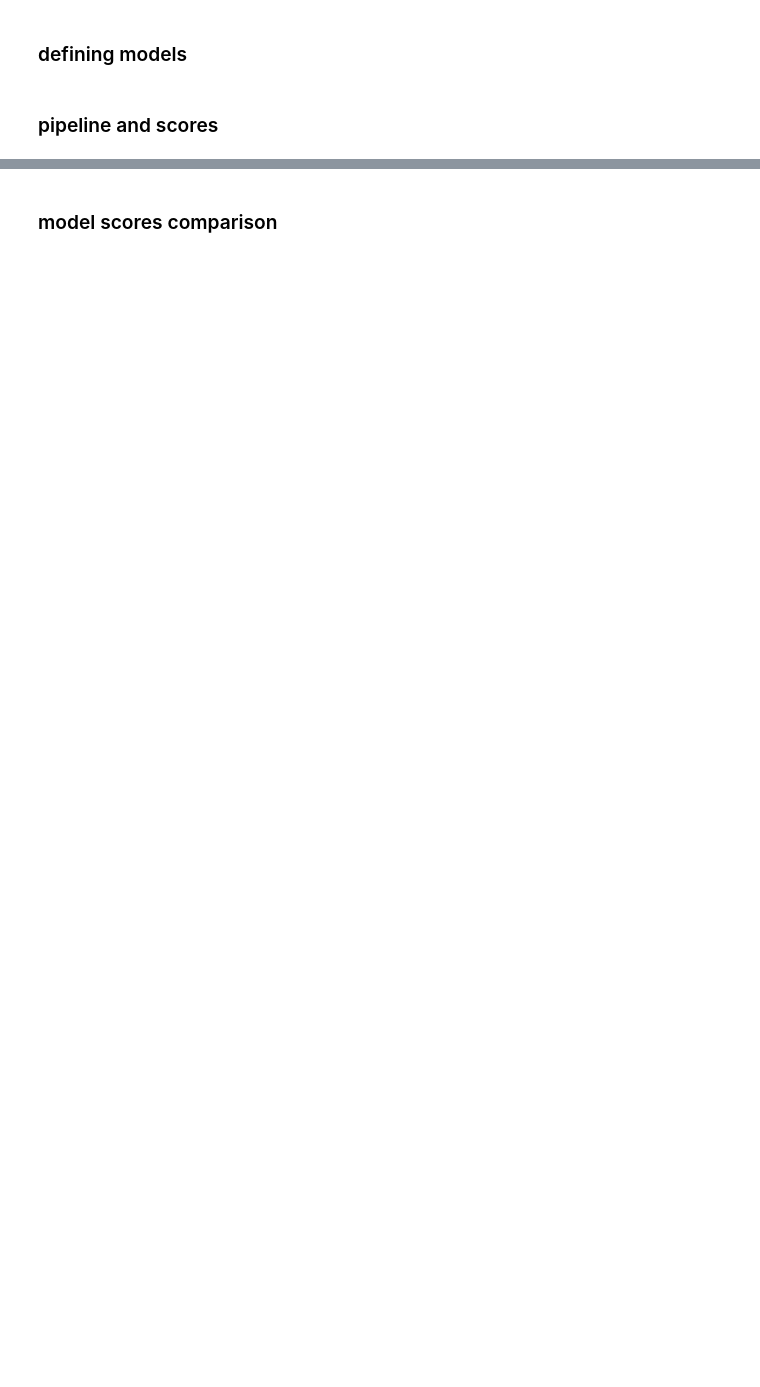
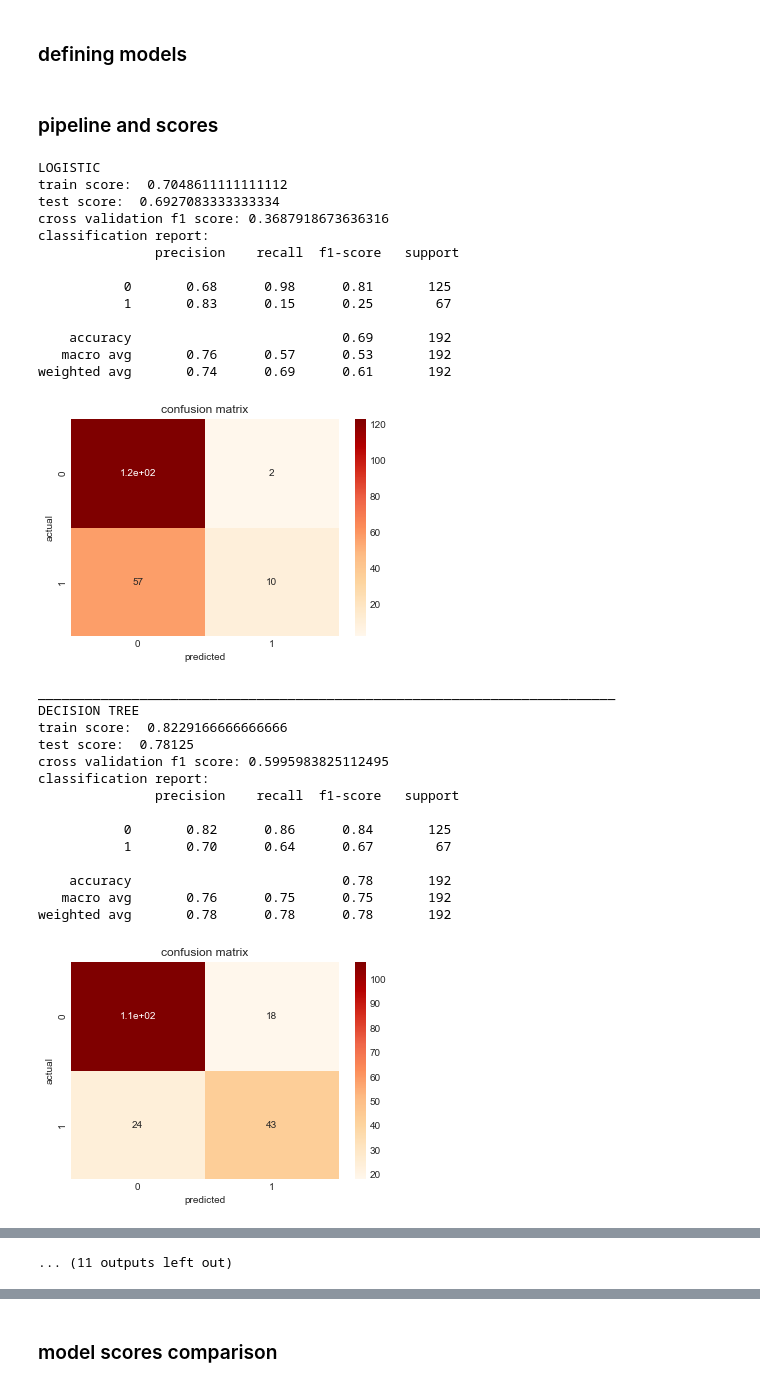
Before and after one commit to afzalmp40/ML-Basic, a Jupyter notebook: Supervised/pima diabetes using pipelines/PIMA diabetes using pipelines.ipynb, the cells around one changed output, grey strips where cells are left out. Drawn from its saved outputs; the diff is of its cells as text; code cells hidden in the pictures; blank space fills up the shorter version.

```diff
--- a/Supervised/pima diabetes using pipelines/PIMA diabetes using pipelines.ipynb
+++ b/Supervised/pima diabetes using pipelines/PIMA diabetes using pipelines.ipynb
@@ -523,7 +511,7 @@ model_gb=GradientBoostingClassifier(max_depth=6, min_samples_split=50)
 
 model_svc=SVC(C=0.1, degree=5 )
 
-model_mnb=MultinomialNB()
+model_gnb=GaussianNB()
 
 model_knc=KNeighborsClassifier(n_neighbors=5, n_jobs=-1, weights='distance')
 
@@ -533,7 +521,7 @@ model_xgb=XGBClassifier(n_estimators=500, learning_rate=0.1, n_jobs=-1)
 
 # dictionary of all models
 models={'logistic':model_lr, 'decision tree':model_dt, 'random forest':model_rf, 'adaboost using dt':model_ada_dt, 'adaboost using rf':model_ada_rf,
-        'gradboost':model_gb, 'SVC':model_svc, 'GaussianNB':model_mnb, 'KNC':model_knc, 'RNC':model_rnc, 'xgboost':model_xgb }
+        'gradboost':model_gb, 'SVC':model_svc, 'GaussianNB':model_gnb, 'KNC':model_knc, 'RNC':model_rnc, 'xgboost':model_xgb }
 # %% [markdown]
 ### pipeline and scores
 # %%
@@ -541,34 +529,64 @@ pipelines=[]
 f1={}
 
 for name,model in models.items():
 
     # making pipeline for each model
-    pipeline = Pipeline(steps=[("preprocessor", preprocessor),
-                               ("classifier", model)
+    pipeline = Pipeline(steps=[( "preprocessor", MinMaxScaler() ),
+                               ( "classifier", model )
                               ]
                        )
 
     # print name of pipeline
     print(name.upper())
 
     # fitting data
     pipeline.fit(xtrain,ytrain)
 
     # calculating scores and storing
-    score_cv=np.mean(cross_val_score(pipeline, X, y, cv=5, scoring='f1'))
+    score_cv=np.mean( cross_val_score(pipeline, X, y, cv=5, scoring='f1', n_jobs=-1) )
     f1[name]=score_cv
 
     # printing scores
     print('train score: ', pipeline.score(xtrain,ytrain) )
     print('test score: ', pipeline.score(xtest,ytest) )
     print('cross validation f1 score:', score_cv)
     print('classification report:\n', classification_report(ytest,pipeline.predict(xtest)) )
 
-    #confusion matrix
+    #confusion matrix heatmap
     sns.heatmap( confusion_matrix(ytest,pipeline.predict(xtest)), annot=True, cmap='OrRd' )
     plt.xlabel('predicted')
     plt.ylabel('actual')
     plt.title('confusion matrix')
     plt.show()
 
     print('__________________________________________________________________________')
+# %% [output]
+LOGISTIC
+train score:  0.7048611111111112
+test score:  0.6927083333333334
+cross validation f1 score: 0.3687918673636316
+classification report:
+               precision    recall  f1-score   support
+
+           0       0.68      0.98      0.81       125
+           1       0.83      0.15      0.25        67
+
+    accuracy                           0.69       192
+   macro avg       0.76      0.57      0.53       192
+weighted avg       0.74      0.69      0.61       192
+[figure, added]
+__________________________________________________________________________
+DECISION TREE
+train score:  0.8229166666666666
+test score:  0.78125
+cross validation f1 score: 0.5995983825112495
+classification report:
+               precision    recall  f1-score   support
+
+           0       0.82      0.86      0.84       125
+           1       0.70      0.64      0.67        67
+
+    accuracy                           0.78       192
+   macro avg       0.76      0.75      0.75       192
+weighted avg       0.78      0.78      0.78       192
+[figure, added]
@@ -574,0 +653 @@ for name,model in models.items():
+... (11 outputs left out)
```
Also changed, not shown: parts of 26 cells of this notebook, 1 other file.
